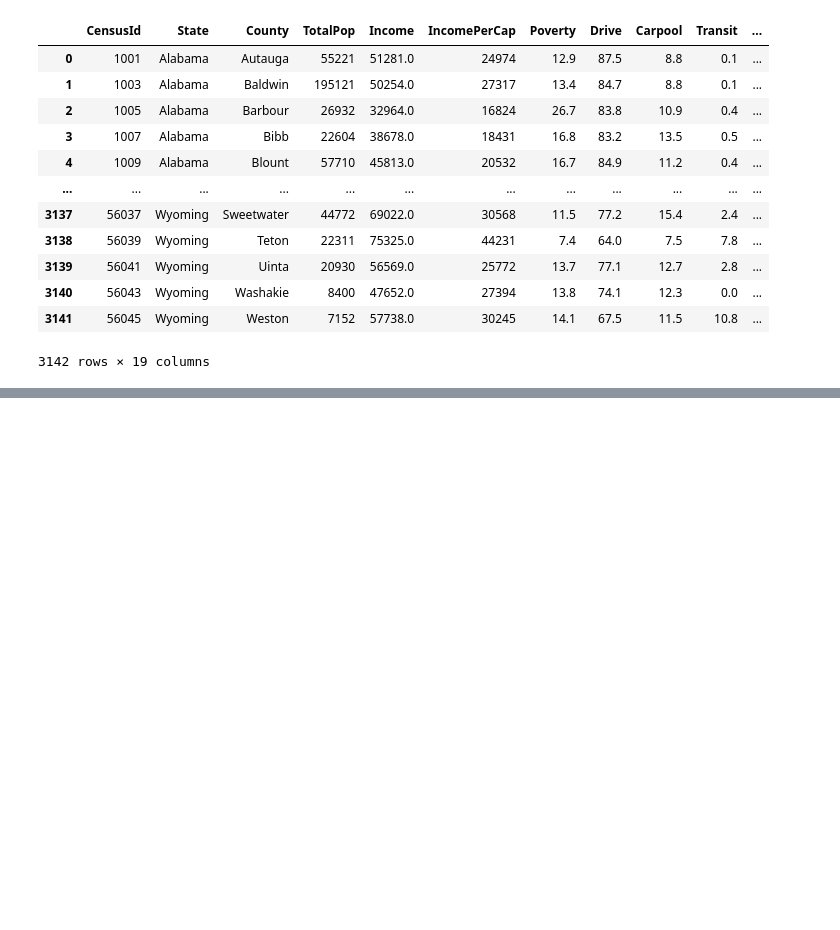
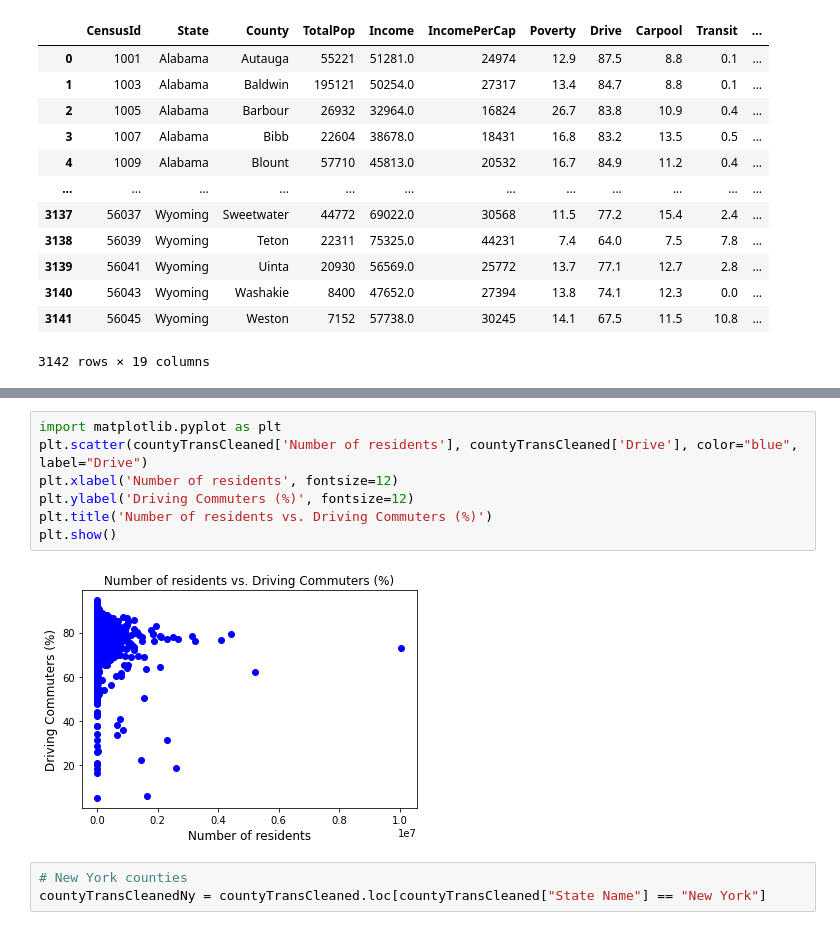
Before and after one commit to c-biancone/ISCH-370_Project, a Jupyter notebook: ISCH370_Group2.ipynb, the cells around one changed output, grey strips where cells are left out. Saved outputs shown, nothing was run; the diff lists cells and outputs as text; blank space fills up the shorter version.

```diff
--- a/ISCH370_Group2.ipynb
+++ b/ISCH370_Group2.ipynb
@@ -210,0 +361,12 @@ countyTransCleaned
+# %%
+import matplotlib.pyplot as plt
+plt.scatter(countyTransCleaned['Number of residents'], countyTransCleaned['Drive'], color="blue", label="Drive")
+plt.xlabel('Number of residents', fontsize=12)
+plt.ylabel('Driving Commuters (%)', fontsize=12)
+plt.title('Number of residents vs. Driving Commuters (%)')
+plt.show()
+# %% [output]
+[figure, added]
+# %%
+# New York counties
+countyTransCleanedNy = countyTransCleaned.loc[countyTransCleaned["State Name"] == "New York"]
```
Also changed, not shown: parts of 19 cells of this notebook.
